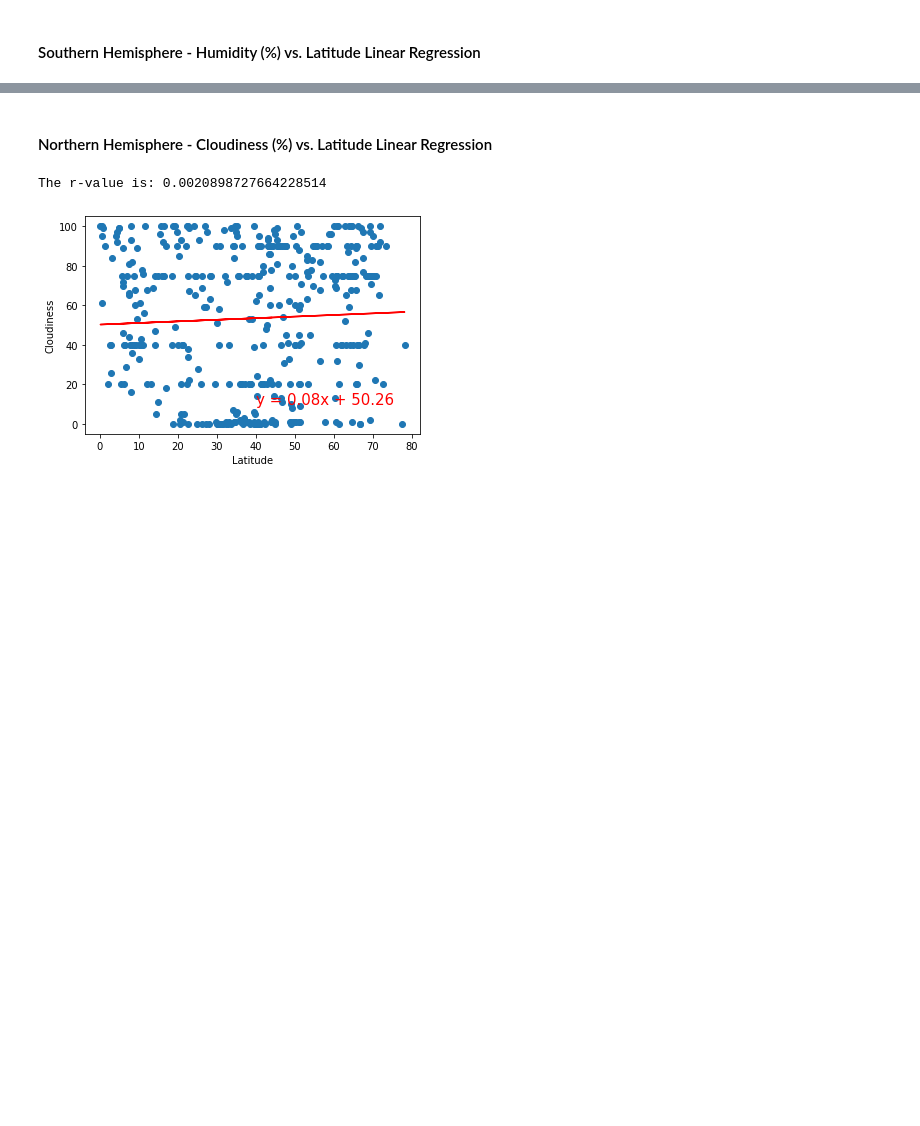
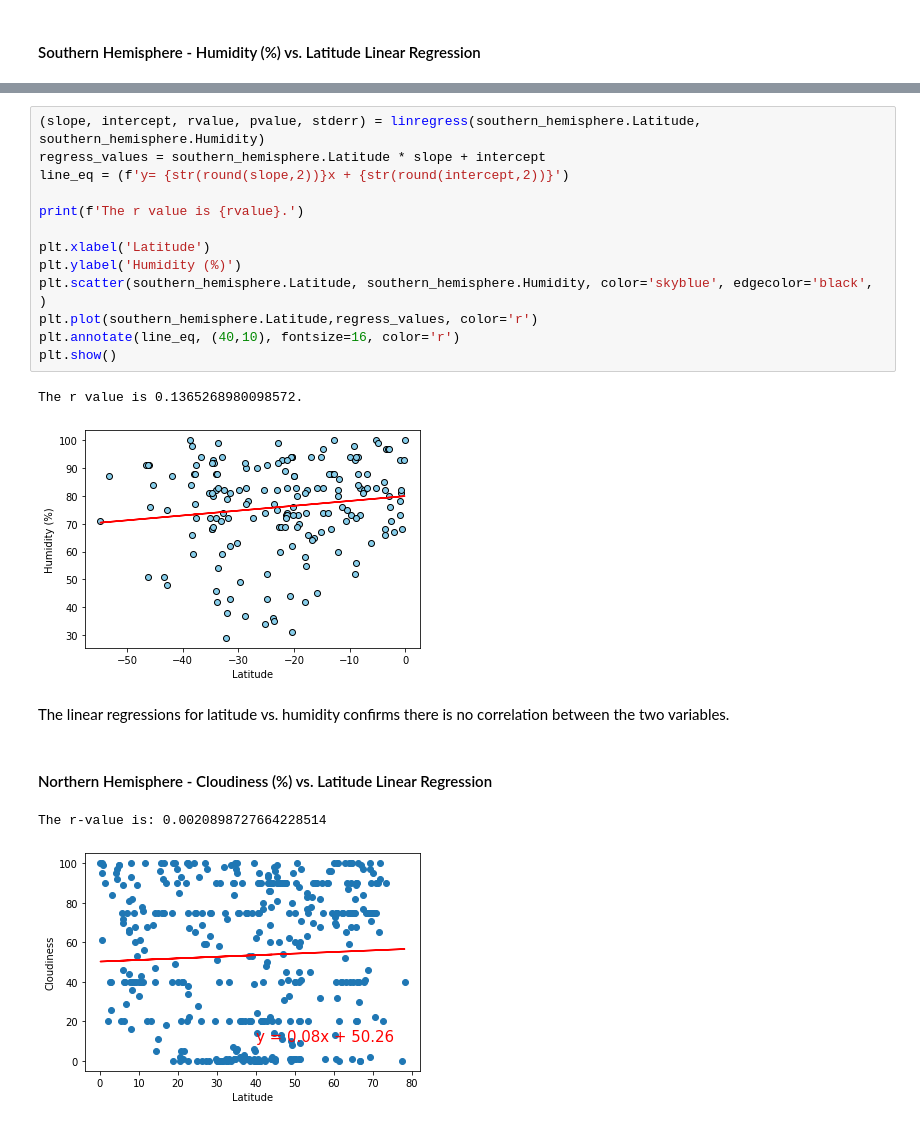
Before and after one commit to danijmartin/python-api-challenge, a Jupyter notebook: WeatherPy/WeatherPy.ipynb, the cells around one changed output, grey strips where cells are left out. Cells and saved outputs as stored; diff of their text form; blank space fills up the shorter version.

```diff
--- a/WeatherPy/WeatherPy.ipynb
+++ b/WeatherPy/WeatherPy.ipynb
@@ -272,3 +280,21 @@ The r-value is: 0.014985174297345524
+# %%
+(slope, intercept, rvalue, pvalue, stderr) = linregress(southern_hemisphere.Latitude, southern_hemisphere.Humidity)
+regress_values = southern_hemisphere.Latitude * slope + intercept
+line_eq = (f'y= {str(round(slope,2))}x + {str(round(intercept,2))}')
+
+print(f'The r value is {rvalue}.')
+
+plt.xlabel('Latitude')
+plt.ylabel('Humidity (%)')
+plt.scatter(southern_hemisphere.Latitude, southern_hemisphere.Humidity, color='skyblue', edgecolor='black', )
+plt.plot(southern_hemisphere.Latitude,regress_values, color='r')
+plt.annotate(line_eq, (40,10), fontsize=16, color='r')
+plt.show()
+# %% [output]
+The r value is 0.1365268980098572.
+[figure, added]
+# %% [markdown]
+The linear regressions for latitude vs. humidity confirms there is no correlation between the two variables.
 # %% [markdown]
 ####  Northern Hemisphere - Cloudiness (%) vs. Latitude Linear Regression
 # %%
```
Also changed, not shown: parts of 4 cells of this notebook.
